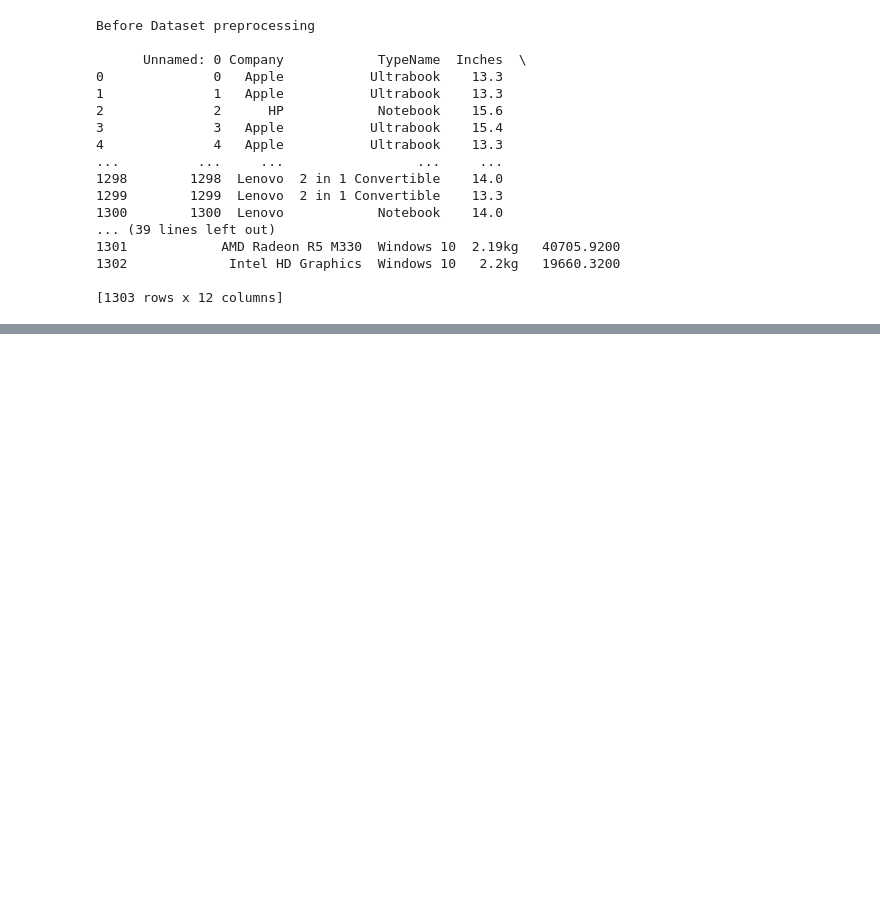
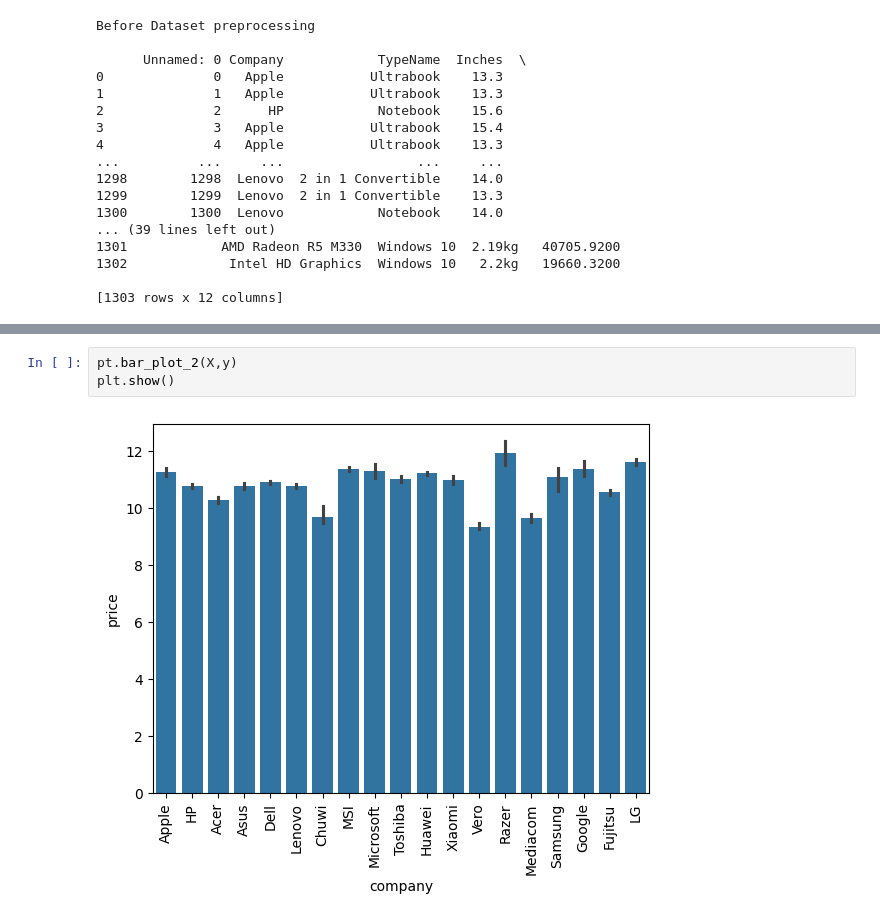
Before and after one commit to ruhul-cse-duet/Laptop-Price-prediction, a Jupyter notebook: prediction.ipynb, the cells around one changed output, grey strips where cells are left out. Drawn from its saved outputs; the diff is of its cells as text; blank space fills up the shorter version.

```diff
--- a/prediction.ipynb
+++ b/prediction.ipynb
@@ -52,0 +80,5 @@ After Dataset preprocessing
+# %%
+pt.bar_plot_2(X,y)
+plt.show()
+# %% [output]
+[figure, added]
```
Also changed, not shown: parts of 10 cells of this notebook, 2 other files.
